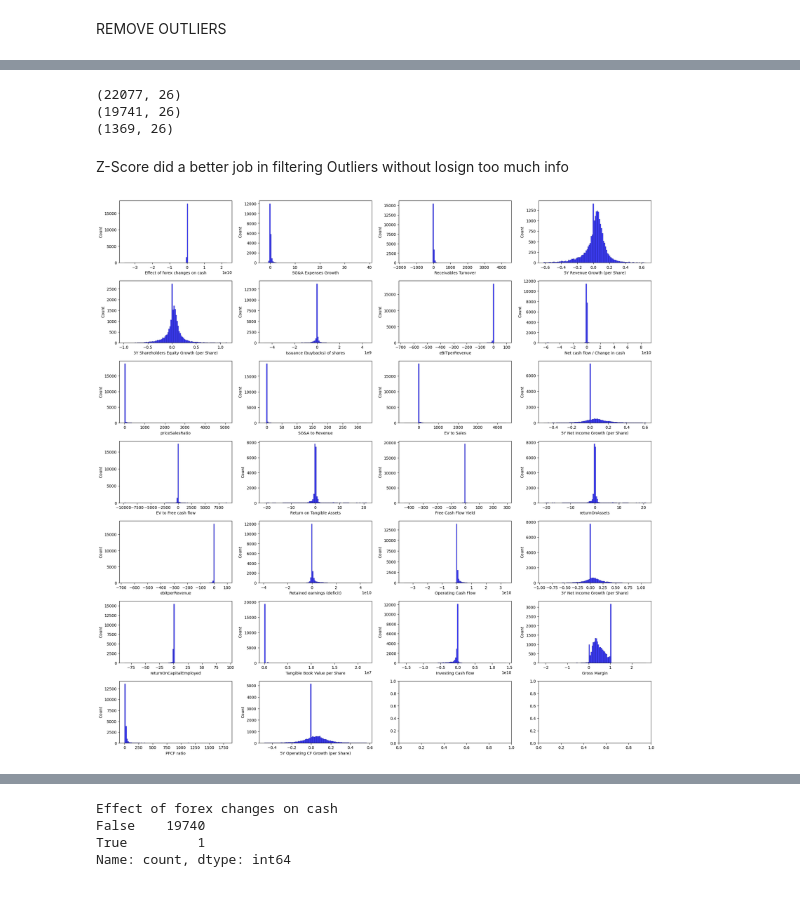
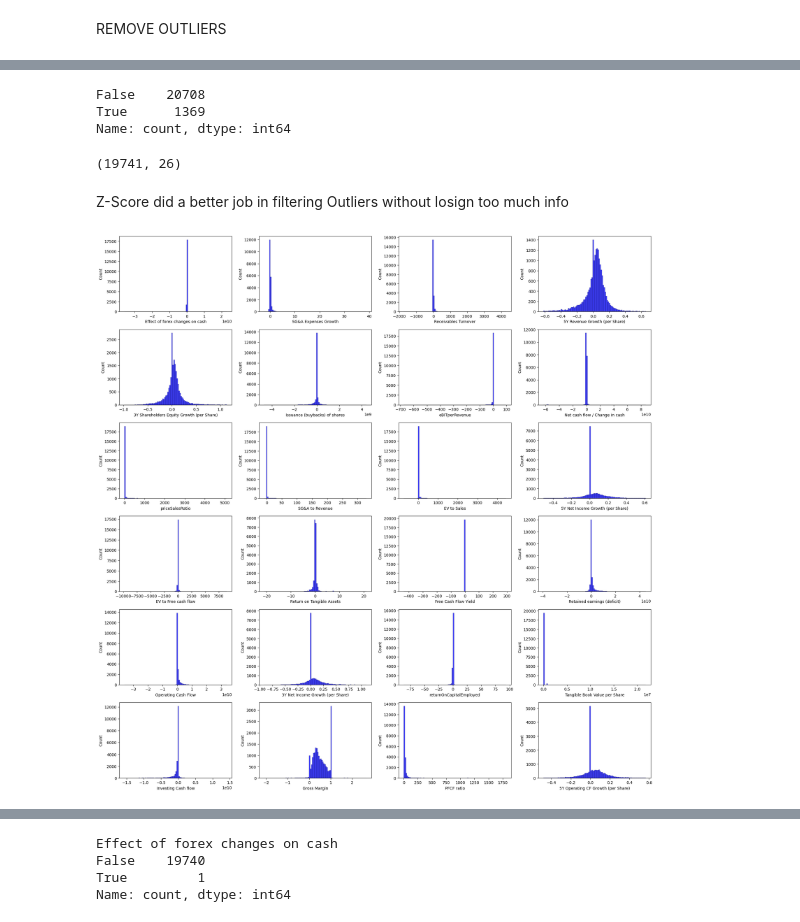
Before and after one commit to palbuquerque140/US-Stock-Market, a Jupyter notebook: src/components/EDA_Dim_Red.ipynb, the cells around one changed output, grey strips where cells are left out. Saved outputs shown, nothing was run; the diff lists cells and outputs as text; code cells hidden in the pictures.

```diff
--- a/src/components/EDA_Dim_Red.ipynb
+++ b/src/components/EDA_Dim_Red.ipynb
@@ -459,6 +442,6 @@ EV to Sales, slightly more imporant and with highest variance, KEEP
 # %%
-X.drop(['Book Value per Share', 'Free Cash Flow', 'Total non-current assets',
-         'priceToSalesRatio'], axis=1, inplace=True)
+new_df.drop(['Book Value per Share', 'Free Cash Flow', 'Total non-current assets',
+         'ebitperRevenue', 'returnOnAssets', 'priceToSalesRatio' ], axis=1, inplace=True)
 # %% [output]
 A value is trying to be set on a copy of a slice from a DataFrame
 
@@ -470,11 +453,13 @@ X.shape
 (22077, 26)
 # %% [markdown]
 REMOVE OUTLIERS
+# %%
+X = new_df.iloc[:,:-2]
+y = new_df.iloc[:, -2:]
 # %%
 #Z-SCORE
 
 from scipy import stats
 
 z_scores = np.abs(stats.zscore(X))
-
-df_noout_Z = X[(z_scores <= 3).all(axis=1)]
+mask_Z=(z_scores <= 3).all(axis=1)
@@ -492,22 +481,29 @@ df_noout_IQR = X[~outliers.any(axis=1)]
-# %%
-print (X.shape)
-print (df_noout_Z.shape)
-print (df_noout_IQR.shape)
-# %% [output]
-(22077, 26)
-(19741, 26)
-(1369, 26)
+# %%
+mask_IQR.value_counts()
+# %% [output]
+False    20708
+True      1369
+Name: count, dtype: int64
+# %%
+X_clean=X[mask_Z]
+y_clean=y[mask_Z]
+
+df_clean=pd.concat ([X_clean, y_clean], axis=1)
+# %%
+df_clean.shape
+# %% [output]
+(19741, 26)
 # %% [markdown]
 Z-Score did a better job in filtering Outliers without losign too much info
 # %%
-fig,axes = plt.subplots (nrows=7, ncols=4, figsize=(20,20))
+fig,axes = plt.subplots (nrows=6, ncols=4, figsize=(20,20))
 axes = axes.flatten()
 
-for i, col in enumerate(df_noout_Z.columns):
-    sns.histplot(df_noout_Z[col], ax=axes[i], bins=100, color='b')
+for i, col in enumerate(X_clean.columns):
+    sns.histplot(X_clean[col], ax=axes[i], bins=100, color='b')
 
 plt.tight_layout()
 plt.show()
 # %% [output]
-[figure, old version]
+[figure, new version]
 # %%
```
Also changed, not shown: parts of 42 cells of this notebook, 2 other files.
